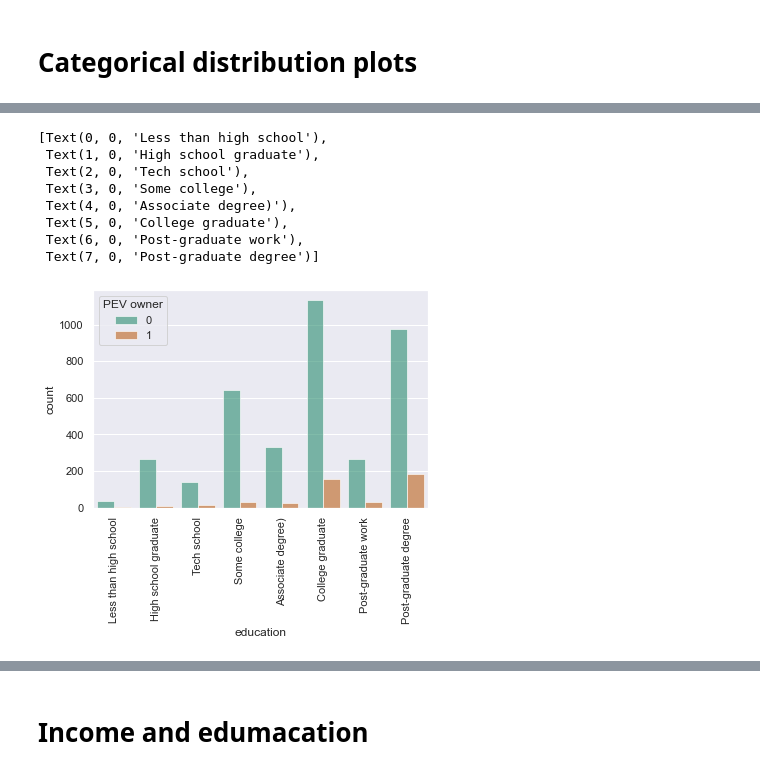
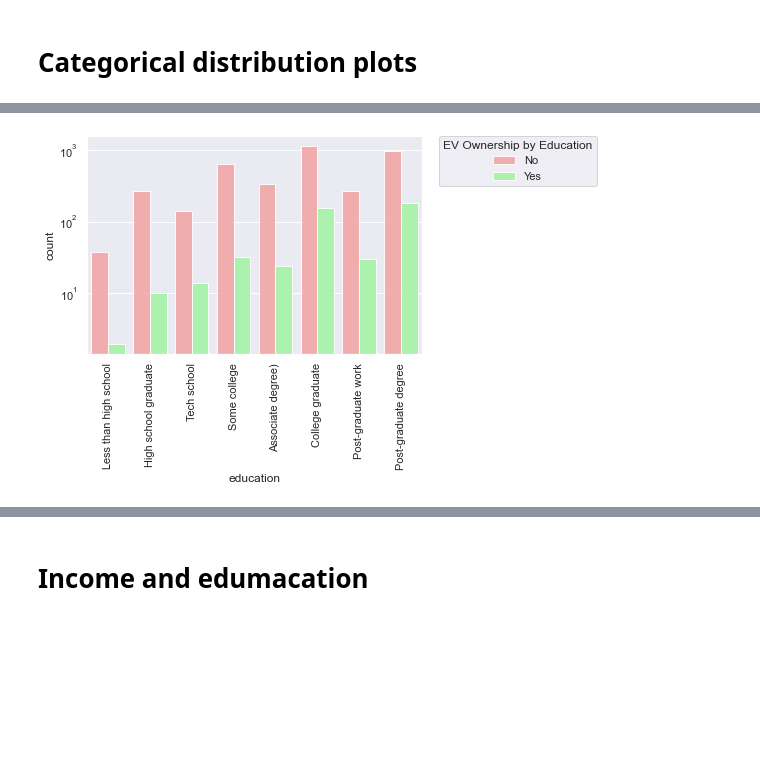
Before and after one commit to RussellShelley/Energy_Analysis, a Jupyter notebook: Visualization/Python Visuals.ipynb, the cells around one changed output, grey strips where cells are left out. Cells and saved outputs as stored; diff of their text form; code cells hidden in the pictures; blank space fills up the shorter version.

```diff
--- a/Visualization/Python Visuals.ipynb
+++ b/Visualization/Python Visuals.ipynb
@@ -581,6 +703,21 @@ Name: income, dtype: int64
 # %% [markdown]
 # Categorical distribution plots
 # %%
+colors = ["#ff9999", "#99ff99"]
+# Set your custom color palette
+customPalette = sns.set_palette(sns.color_palette(colors))
+
 #Income /PEV non-PEV
-g= sns.catplot(x="PEV owner", y="income", kind="box",palette="pastel", data=df_income_declared)
+g= sns.catplot(x="PEV owner", y="income", kind="box",palette=customPalette, data=df_income_declared)
+g.set_yticklabels(["",
+"$25 or less",
+
+"",
+
+"",
+
+"",
+
+"$250+",""
+])
 # %% [output]
@@ -594,5 +732,21 @@ sns.catplot(x="PEV owner", y="income", hue="PEV owner",
 # %%
-sns.catplot(x="age_grp", y="income", hue="PEV owner",
-            kind="violin",inner="stick",split=True,palette="pastel", data=df_income_declared)
+colors = ["#ff9999", "#99ff99"]
+# Set your custom color palette
+customPalette = sns.set_palette(sns.color_palette(colors))
+
+g=sns.catplot(x="age_grp", y="income", hue="PEV owner",
+            kind="violin",inner="stick",split=True, palette=customPalette, data=df_income_declared)
+g.set_xticklabels(['18-34','35-64','65+'])
+g.set(xlabel="Age Group", ylabel = "")
+g.set_yticklabels(["","",
+"~$25",
+
+"",
+
+"",
+
+"",
+
+"$250+","",""])
 # %% [output]
 <seaborn.axisgrid.FacetGrid at 0x...>
@@ -609,25 +763,22 @@ sns.catplot(x="age_grp", y="income", hue="PEV owner",
 # %%
+colors = ["#ff9999", "#99ff99"]
+# Set your custom color palette
+customPalette = sns.set_palette(sns.color_palette(colors))
 g=sns.countplot(
     data=respondent_merged_df,
     x="education", hue= "PEV owner",
-    palette="Dark2", alpha=0.6,
+    palette=customPalette, alpha=0.9,
 )
 g.set_xticklabels(["Less than high school",
                    "High school graduate","Tech school",
 "Some college","Associate degree)",
 "College graduate",
 "Post-graduate work",
 "Post-graduate degree"],rotation=90)
+g.set_yscale("log")
+plt.legend(bbox_to_anchor=(1.05, 1), loc=2, borderaxespad=0.).set_title("EV Ownership by Education")
 # %% [output]
-[Text(0, 0, 'Less than high school'),
- Text(1, 0, 'High school graduate'),
- Text(2, 0, 'Tech school'),
- Text(3, 0, 'Some college'),
- Text(4, 0, 'Associate degree)'),
- Text(5, 0, 'College graduate'),
- Text(6, 0, 'Post-graduate work'),
- Text(7, 0, 'Post-graduate degree')]
-[figure, old version]
+[figure, new version]
 # %%
 sns.catplot(x="PEV owner", y="education", hue="PEV owner",
             kind="violin",palette="pastel", data=respondent_merged_df)
```
Also changed, not shown: parts of 44 cells of this notebook, 12 other files.
